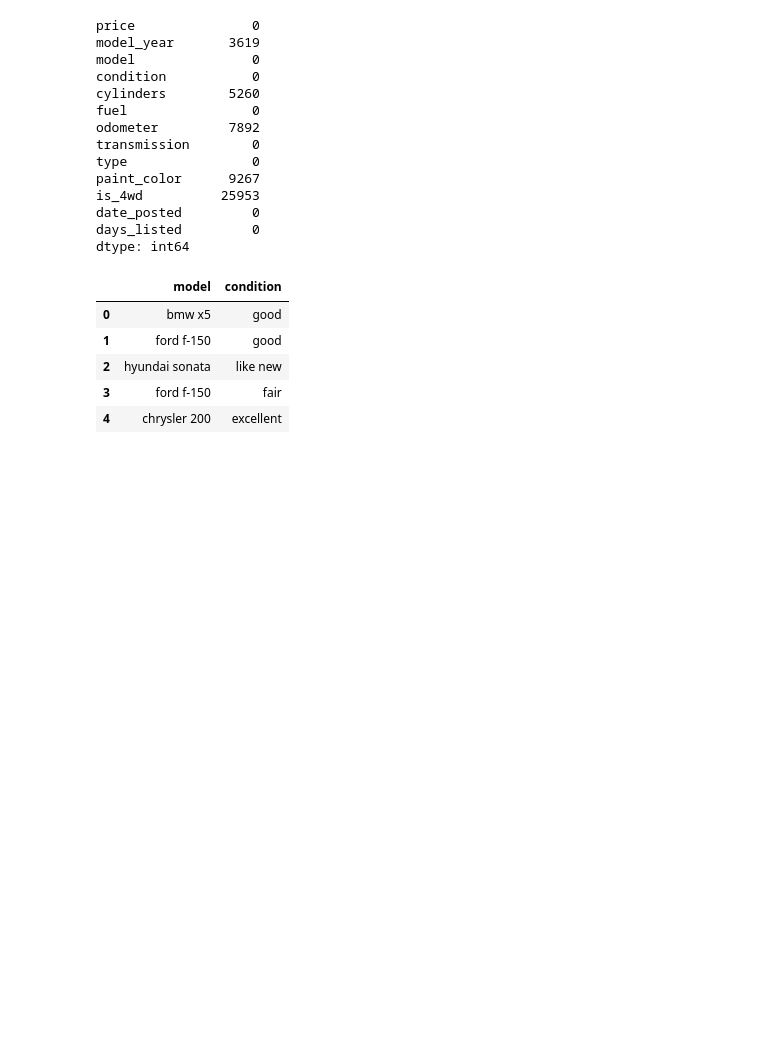
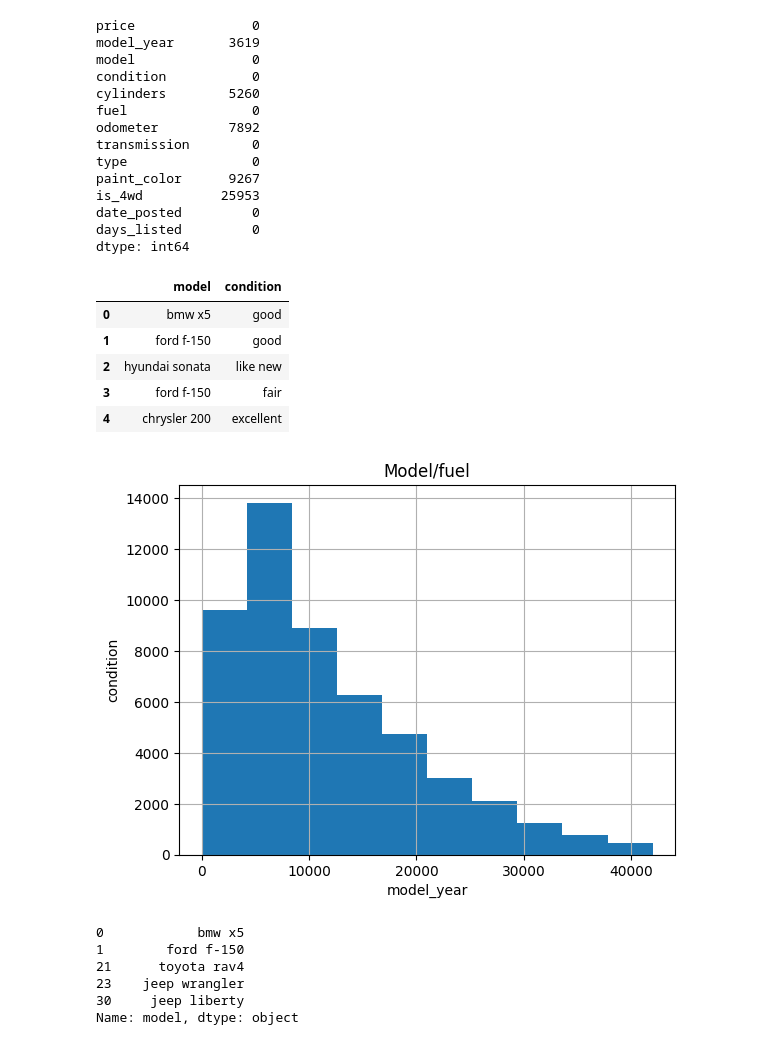
Before and after one commit to AdrianaSoares/projeto5vehicles, a Jupyter notebook: notebook/eda.ipynb, the cells around one changed output. Saved outputs shown, nothing was run; the diff lists cells and outputs as text; code cells hidden in the pictures; blank space fills up the shorter version.

```diff
--- a/notebook/eda.ipynb
+++ b/notebook/eda.ipynb
@@ -76,5 +79,13 @@ df_fuel.head()
 | 2 | hyundai sonata | like new |
 | 3 | ford f-150 | fair |
 | 4 | chrysler 200 | excellent |
+# %%
+df.hist(column='price')
+plt.xlabel('model_year')
+plt.ylabel('condition')
+plt.title('Model/fuel')
+plt.show()
+# %% [output]
+[figure, added]
 # %%
 df_fuel_gas = df[(df['fuel'] == 'gas') & (df['condition'] == 'good')]
@@ -80,0 +97,9 @@ df_fuel_gas = df[(df['fuel'] == 'gas') & (df['condition'] == 'good')]
+# %%
+cond_fuel('good', 'gas')
+# %% [output]
+0            bmw x5
+1        ford f-150
+21      toyota rav4
+23    jeep wrangler
+30     jeep liberty
+Name: model, dtype: object
```
Also changed, not shown: parts of 10 cells of this notebook.
